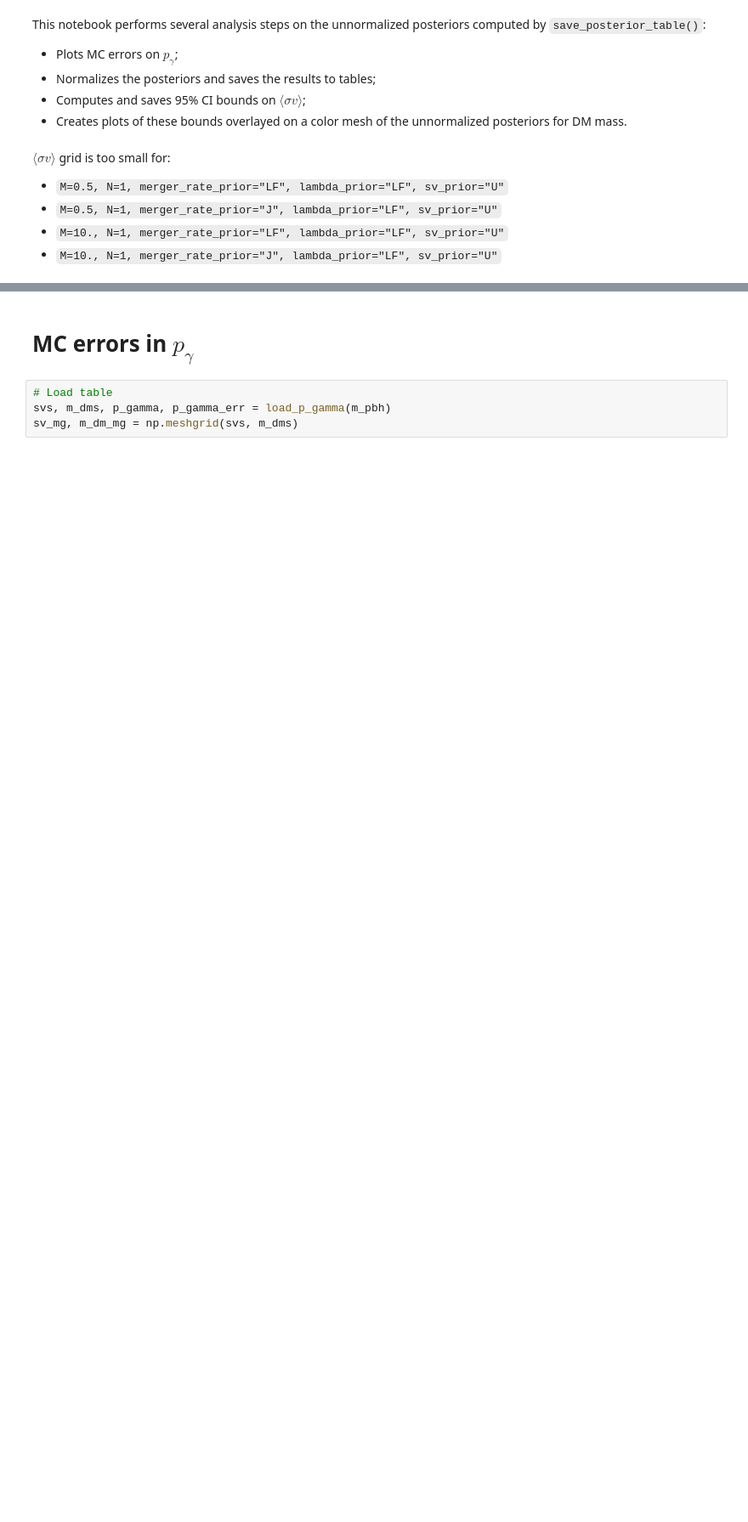
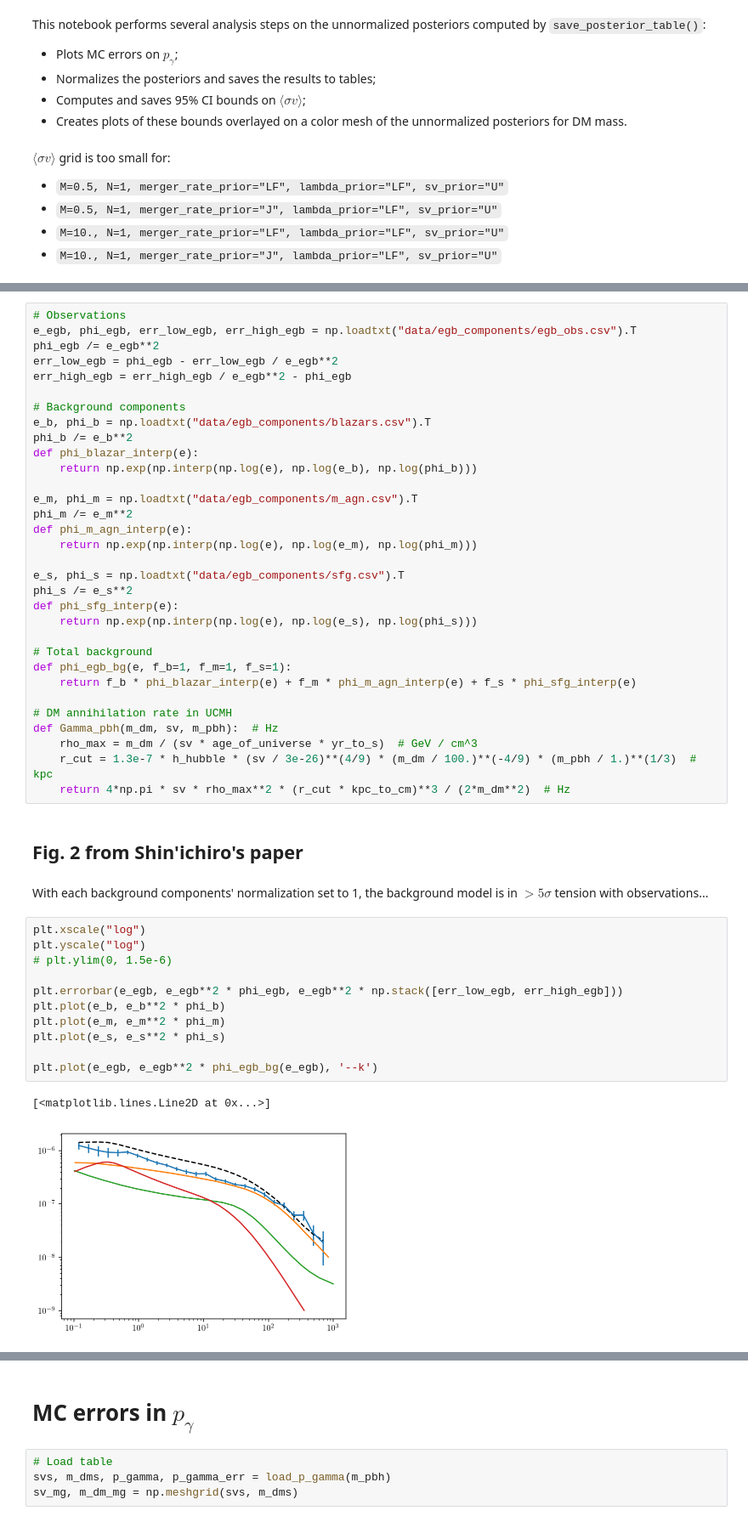
Before and after one commit to adam-coogan/pbhs_vs_wimps, a Jupyter notebook: posterior_sv_analysis_15_feb_2019.ipynb, the cells around one changed output, grey strips where cells are left out. Shown at 85% size. Saved outputs shown, nothing was run; the diff lists cells and outputs as text; blank space fills up the shorter version.

```diff
--- a/posterior_sv_analysis_15_feb_2019.ipynb
+++ b/posterior_sv_analysis_15_feb_2019.ipynb
@@ -43,0 +69,50 @@ svs, _, post_vals = load_posterior(m_pbh, n_pbh, merger_rate_prior,
+# %%
+# Observations
+e_egb, phi_egb, err_low_egb, err_high_egb = np.loadtxt("data/egb_components/egb_obs.csv").T
+phi_egb /= e_egb**2
+err_low_egb = phi_egb - err_low_egb / e_egb**2
+err_high_egb = err_high_egb / e_egb**2 - phi_egb
+
+# Background components
+e_b, phi_b = np.loadtxt("data/egb_components/blazars.csv").T
+phi_b /= e_b**2
+def phi_blazar_interp(e):
+    return np.exp(np.interp(np.log(e), np.log(e_b), np.log(phi_b)))
+
+e_m, phi_m = np.loadtxt("data/egb_components/m_agn.csv").T
+phi_m /= e_m**2
+def phi_m_agn_interp(e):
+    return np.exp(np.interp(np.log(e), np.log(e_m), np.log(phi_m)))
+
+e_s, phi_s = np.loadtxt("data/egb_components/sfg.csv").T
+phi_s /= e_s**2
+def phi_sfg_interp(e):
+    return np.exp(np.interp(np.log(e), np.log(e_s), np.log(phi_s)))
+
+# Total background
+def phi_egb_bg(e, f_b=1, f_m=1, f_s=1):
+    return f_b * phi_blazar_interp(e) + f_m * phi_m_agn_interp(e) + f_s * phi_sfg_interp(e)
+
+# DM annihilation rate in UCMH
+def Gamma_pbh(m_dm, sv, m_pbh):  # Hz
+    rho_max = m_dm / (sv * age_of_universe * yr_to_s)  # GeV / cm^3
+    r_cut = 1.3e-7 * h_hubble * (sv / 3e-26)**(4/9) * (m_dm / 100.)**(-4/9) * (m_pbh / 1.)**(1/3)  # kpc
+    return 4*np.pi * sv * rho_max**2 * (r_cut * kpc_to_cm)**3 / (2*m_dm**2)  # Hz
+# %% [markdown]
+## Fig. 2 from Shin'ichiro's paper
+# %% [markdown]
+With each background components' normalization set to 1, the background model is in $>5\sigma$ tension with observations...
+# %%
+plt.xscale("log")
+plt.yscale("log")
+# plt.ylim(0, 1.5e-6)
+
+plt.errorbar(e_egb, e_egb**2 * phi_egb, e_egb**2 * np.stack([err_low_egb, err_high_egb]))
+plt.plot(e_b, e_b**2 * phi_b)
+plt.plot(e_m, e_m**2 * phi_m)
+plt.plot(e_s, e_s**2 * phi_s)
+
+plt.plot(e_egb, e_egb**2 * phi_egb_bg(e_egb), '--k')
+# %% [output]
+[<matplotlib.lines.Line2D at 0x...>]
+[figure, added]
```
Also changed, not shown: parts of 44 cells of this notebook, 18 other files.
